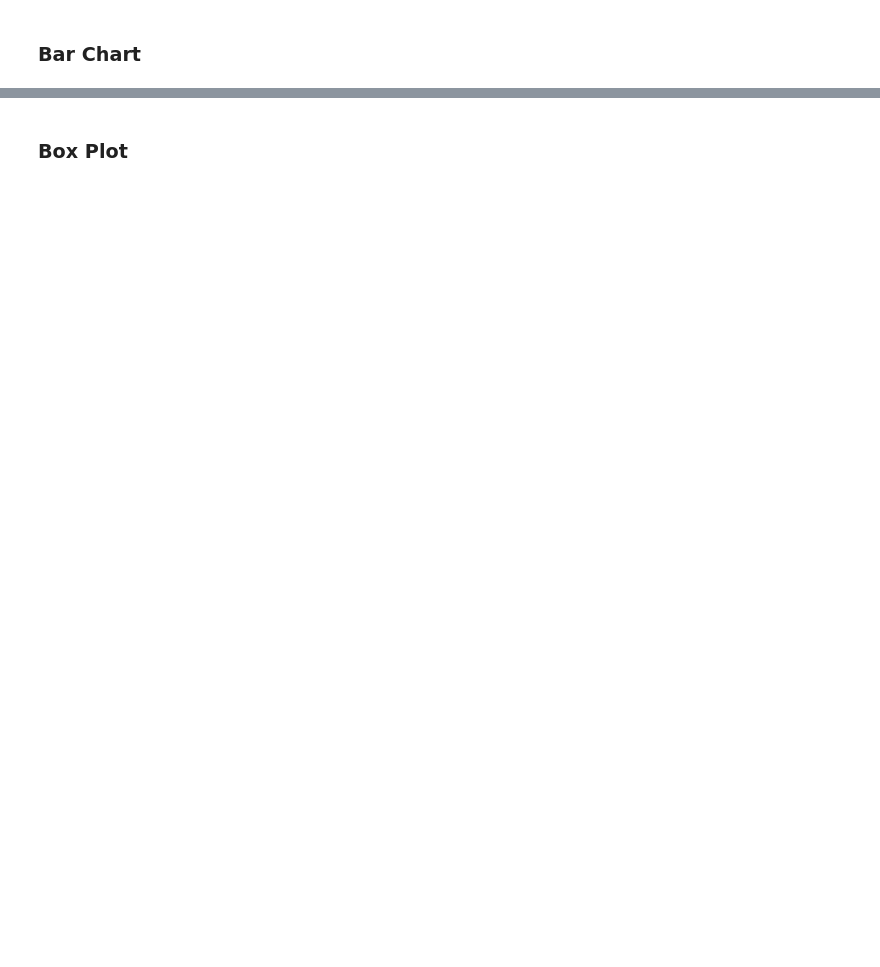
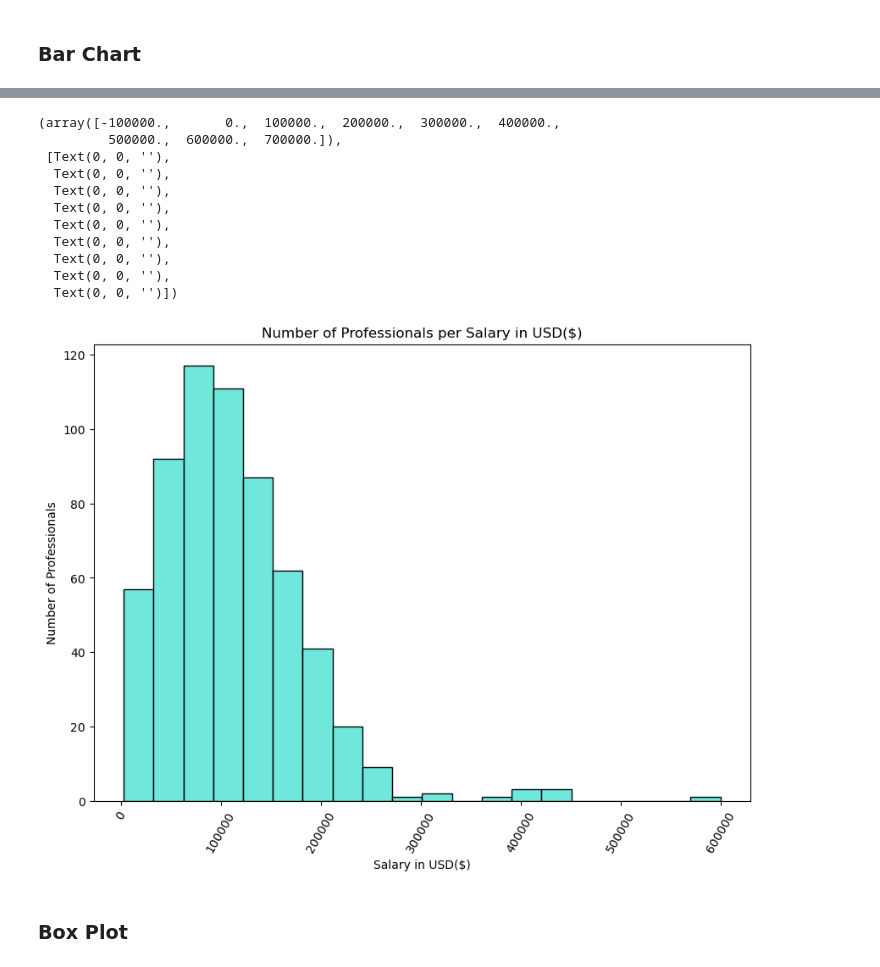
Before and after one commit to KimKarydas/Data-Science-Job-Salaries, a Jupyter notebook: Data_Science_Salaries.ipynb, the cells around one changed output, grey strips where cells are left out. Drawn from its saved outputs; the diff is of its cells as text; code cells hidden in the pictures; blank space fills up the shorter version.

```diff
--- a/Data_Science_Salaries.ipynb
+++ b/Data_Science_Salaries.ipynb
@@ -170,2 +211,24 @@ plt.legend()
+# %%
+# Bar chart with salary using bins and custom color palette
+plt.figure(figsize=(10, 7))
+bins = 20
+sns.histplot(data=df, x='salary_in_usd', bins=bins, color='turquoise')
+plt.xlabel('Salary in USD($)')
+plt.ylabel('Number of Professionals')
+plt.title('Number of Professionals per Salary in USD($)')
+plt.xticks(rotation=60)
+# %% [output]
+(array([-100000.,       0.,  100000.,  200000.,  300000.,  400000.,
+         500000.,  600000.,  700000.]),
+ [Text(0, 0, ''),
+  Text(0, 0, ''),
+  Text(0, 0, ''),
+  Text(0, 0, ''),
+  Text(0, 0, ''),
+  Text(0, 0, ''),
+  Text(0, 0, ''),
+  Text(0, 0, ''),
+  Text(0, 0, '')])
+[figure, added]
 # %% [markdown]
 ### Box Plot
```
Also changed, not shown: parts of 15 cells of this notebook.
